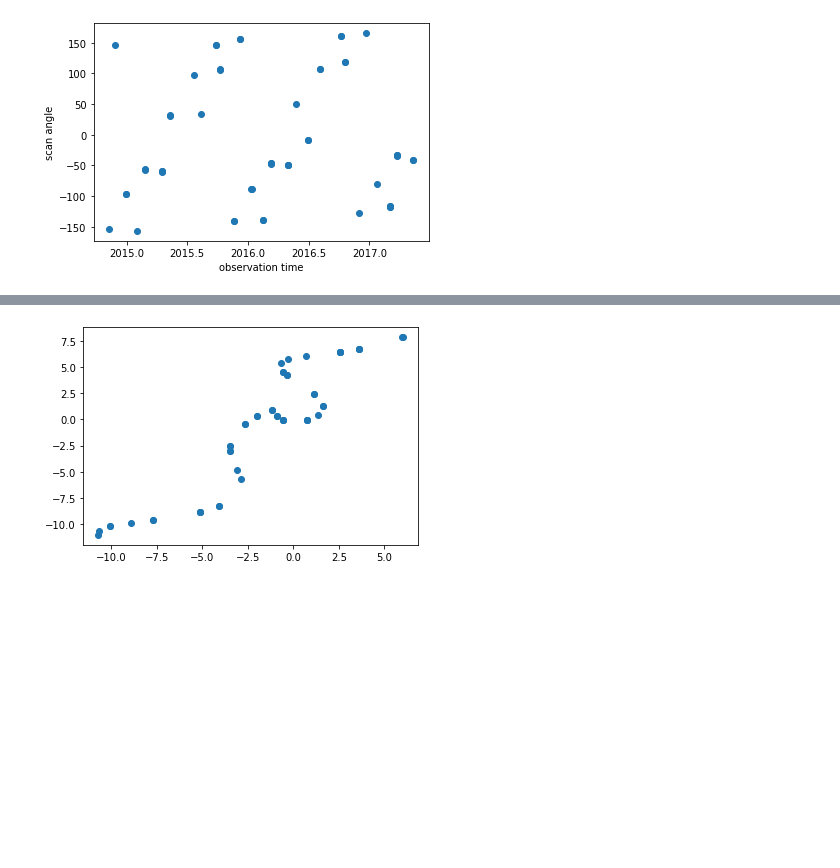
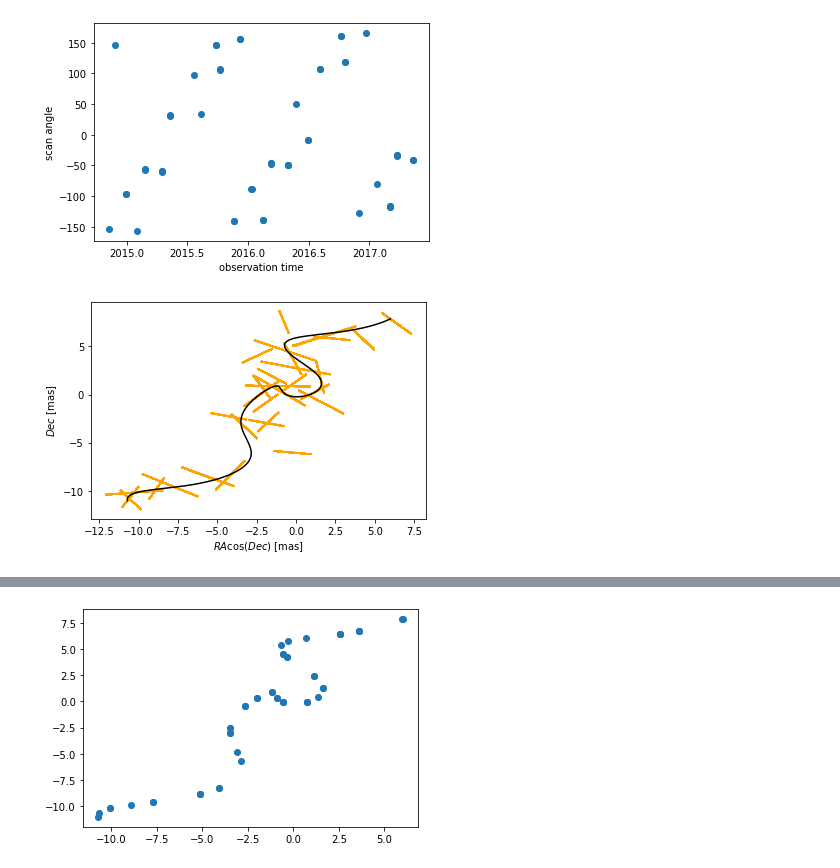
Before and after one commit to zpenoyre/astromet.py, a Jupyter notebook: example.ipynb, the cells around one changed output, grey strips where cells are left out. Saved outputs shown, nothing was run; the diff lists cells and outputs as text; code cells hidden in the pictures; blank space fills up the shorter version.

```diff
--- a/example.ipynb
+++ b/example.ipynb
@@ -207,0 +203,24 @@ xs=xs + al_error*np.random.randn(phis.size)
+# %%
+mag=18
+al_error=astromet.sigma_ast(mag) # about 1.1 mas at this magnitude
+errs=al_error*np.random.randn(phis.size)
+
+radphis=np.deg2rad(phis)
+
+obsracs=racs+errs*np.sin(radphis)
+obsdecs=decs+errs*np.cos(radphis)
+
+plotts=np.linspace(np.min(ts),np.max(ts),1000)
+plotracs,plotdecs=astromet.track(plotts,params)
+
+ax=plt.gca()
+for i in range(ts.size):
+    ax.plot([obsracs-al_error*np.sin(radphis),obsracs+al_error*np.sin(radphis)],
+            [obsdecs-al_error*np.cos(radphis),obsdecs+al_error*np.cos(radphis)],c='orange')
+ax.plot(plotracs,plotdecs,c='k')
+ax.set_xlabel(r'$RA \cos(Dec)$ [mas]')
+ax.set_ylabel(r'$Dec$ [mas]')
+plt.savefig('docs/plots/twoBodyScans')
+plt.show()
+# %% [output]
+[figure, added]
```
Also changed, not shown: parts of 5 cells of this notebook, 4 other files.
